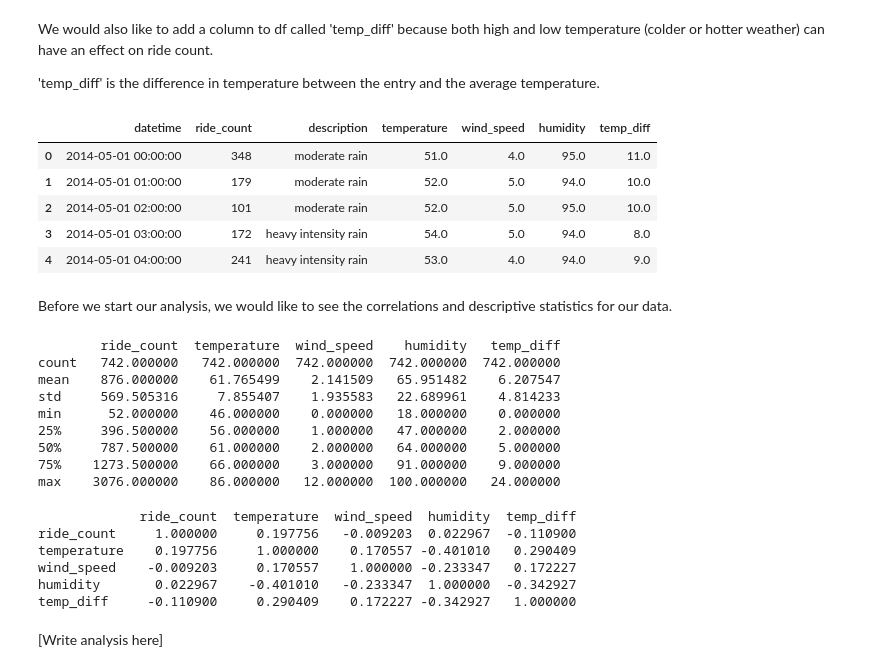
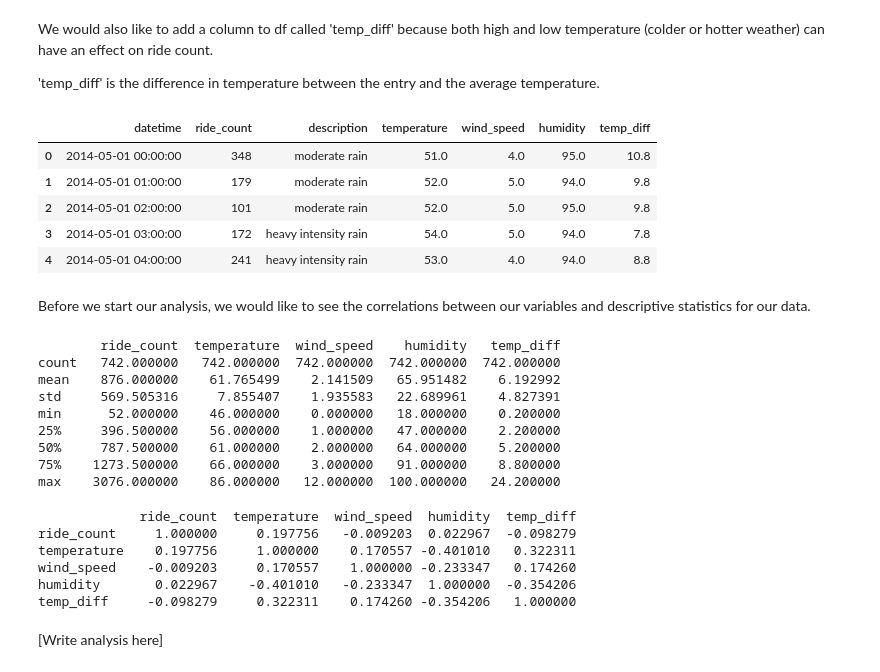
Before and after one commit to zil011/COGS108_Final_Project, a Jupyter notebook: FinalProject.ipynb, the cells around one changed output. Saved outputs shown, nothing was run; the diff lists cells and outputs as text; code cells hidden in the pictures.

```diff
--- a/FinalProject.ipynb
+++ b/FinalProject.ipynb
@@ -362,45 +362,45 @@ Before we start our analysis, we can reorganize our dataframe. We are going to r
 # %%
 # Renaming and reordering columns
 df = df[['datetime','Count','description','temperature','wind speed','humidity']]
-# df['wind_speed'] = df['wind speed']
-# df['ride_count'] = df['Count']
+df['wind_speed'] = df['wind speed']
+df['ride_count'] = df['Count']
 df = df[['datetime','ride_count','description','temperature','wind_speed','humidity']]
 # %% [markdown]
 We would also like to add a column to df called 'temp_diff' because both high and low temperature (colder or hotter weather) can have an effect on ride count.
 
 'temp_diff' is the difference in temperature between the entry and the average temperature.
 # %%
-df['temp_diff'] = np.absolute(df['temperature'] - 62)
+df['temp_diff'] = np.absolute(df['temperature'] - 61.8)
 df.head()
 # %% [output]
 |  | datetime | ride_count | description | temperature | wind_speed | humidity | temp_diff |
-| 0 | 2014-05-01 00:00:00 | 348 | moderate rain | 51.0 | 4.0 | 95.0 | 11.0 |
-| 1 | 2014-05-01 01:00:00 | 179 | moderate rain | 52.0 | 5.0 | 94.0 | 10.0 |
-| 2 | 2014-05-01 02:00:00 | 101 | moderate rain | 52.0 | 5.0 | 95.0 | 10.0 |
-| 3 | 2014-05-01 03:00:00 | 172 | heavy intensity rain | 54.0 | 5.0 | 94.0 | 8.0 |
-| 4 | 2014-05-01 04:00:00 | 241 | heavy intensity rain | 53.0 | 4.0 | 94.0 | 9.0 |
+| 0 | 2014-05-01 00:00:00 | 348 | moderate rain | 51.0 | 4.0 | 95.0 | 10.8 |
+| 1 | 2014-05-01 01:00:00 | 179 | moderate rain | 52.0 | 5.0 | 94.0 | 9.8 |
+| 2 | 2014-05-01 02:00:00 | 101 | moderate rain | 52.0 | 5.0 | 95.0 | 9.8 |
+| 3 | 2014-05-01 03:00:00 | 172 | heavy intensity rain | 54.0 | 5.0 | 94.0 | 7.8 |
+| 4 | 2014-05-01 04:00:00 | 241 | heavy intensity rain | 53.0 | 4.0 | 94.0 | 8.8 |
 # %% [markdown]
-Before we start our analysis, we would like to see the correlations and descriptive statistics for our data.
+Before we start our analysis, we would like to see the correlations between our variables and descriptive statistics for our data.
 # %%
 print(df.describe())
 # %% [output]
         ride_count  temperature  wind_speed    humidity   temp_diff
 count   742.000000   742.000000  742.000000  742.000000  742.000000
-mean    876.000000    61.765499    2.141509   65.951482    6.207547
-std     569.505316     7.855407    1.935583   22.689961    4.814233
-min      52.000000    46.000000    0.000000   18.000000    0.000000
-25%     396.500000    56.000000    1.000000   47.000000    2.000000
-50%     787.500000    61.000000    2.000000   64.000000    5.000000
-75%    1273.500000    66.000000    3.000000   91.000000    9.000000
-max    3076.000000    86.000000   12.000000  100.000000   24.000000
+mean    876.000000    61.765499    2.141509   65.951482    6.192992
+std     569.505316     7.855407    1.935583   22.689961    4.827391
+min      52.000000    46.000000    0.000000   18.000000    0.200000
+25%     396.500000    56.000000    1.000000   47.000000    2.200000
+50%     787.500000    61.000000    2.000000   64.000000    5.200000
+75%    1273.500000    66.000000    3.000000   91.000000    8.800000
+max    3076.000000    86.000000   12.000000  100.000000   24.200000
 # %%
 print(df.corr())
 # %% [output]
              ride_count  temperature  wind_speed  humidity  temp_diff
-ride_count     1.000000     0.197756   -0.009203  0.022967  -0.110900
-temperature    0.197756     1.000000    0.170557 -0.401010   0.290409
-wind_speed    -0.009203     0.170557    1.000000 -0.233347   0.172227
-humidity       0.022967    -0.401010   -0.233347  1.000000  -0.342927
-temp_diff     -0.110900     0.290409    0.172227 -0.342927   1.000000
+ride_count     1.000000     0.197756   -0.009203  0.022967  -0.098279
+temperature    0.197756     1.000000    0.170557 -0.401010   0.322311
+wind_speed    -0.009203     0.170557    1.000000 -0.233347   0.174260
+humidity       0.022967    -0.401010   -0.233347  1.000000  -0.354206
+temp_diff     -0.098279     0.322311    0.174260 -0.354206   1.000000
 # %% [markdown]
 [Write analysis here]
```
Also changed, not shown: parts of 21 cells of this notebook.
